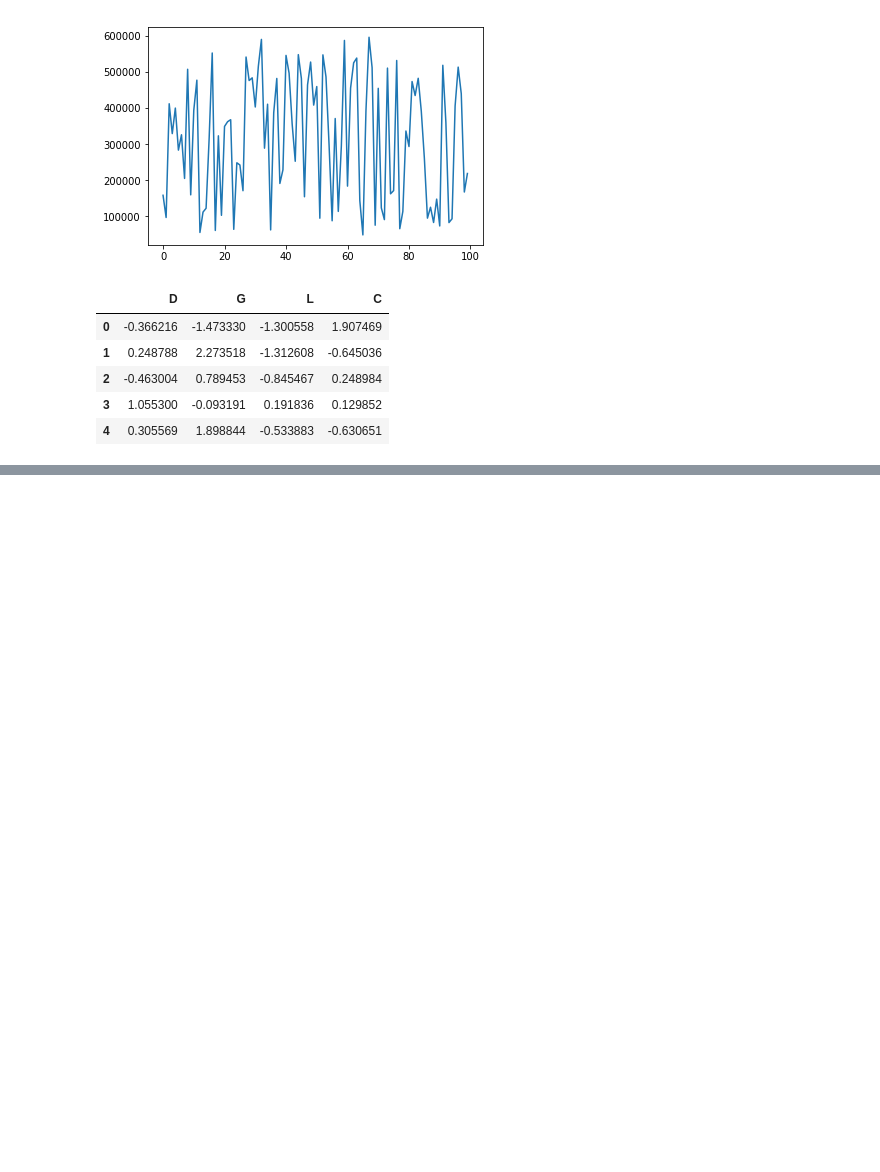
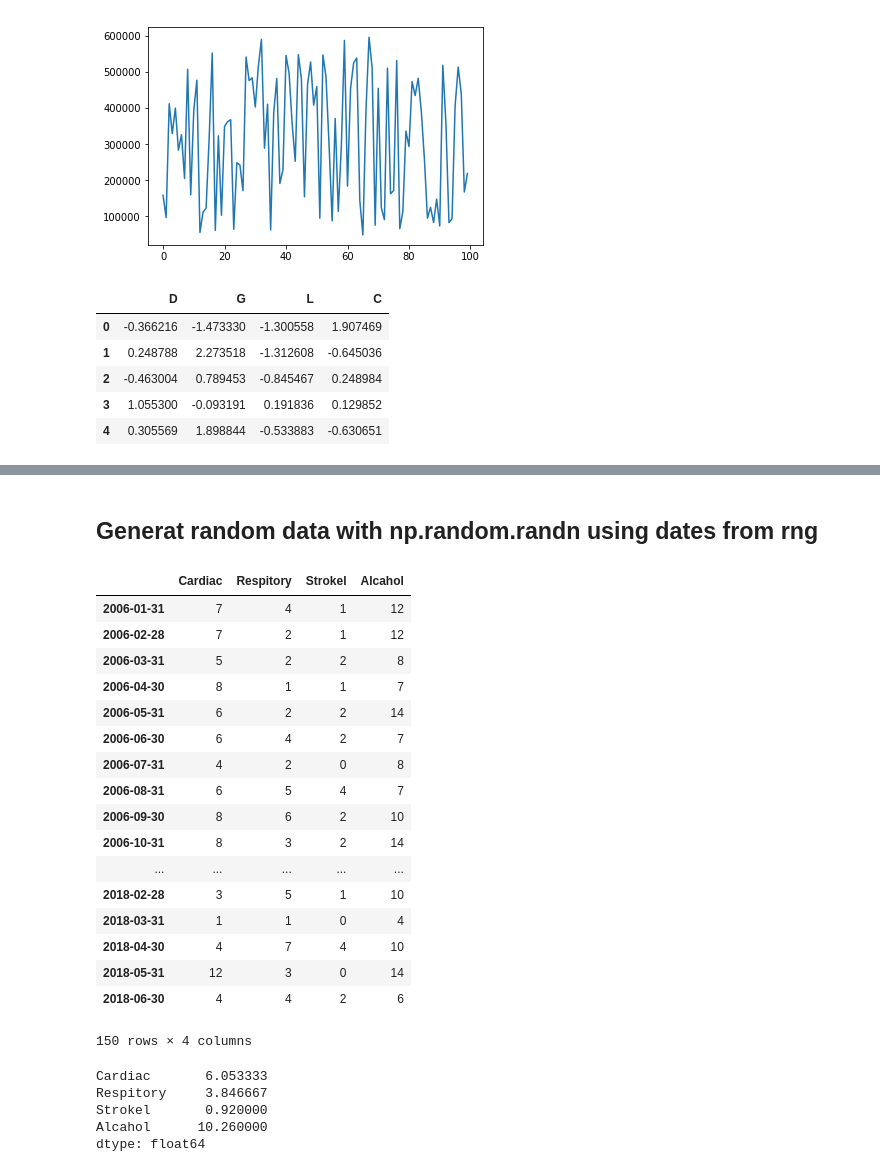
Before and after one commit to eamonnofarrell/Programming_Project, a Jupyter notebook: Prog_Project.ipynb, the cells around one changed output, grey strips where cells are left out. Saved outputs shown, nothing was run; the diff lists cells and outputs as text; code cells hidden in the pictures; blank space fills up the shorter version.

```diff
--- a/Prog_Project.ipynb
+++ b/Prog_Project.ipynb
@@ -75,0 +79,3 @@ df.head()
+# %%
+rng = pd.date_range('1/1/2006', periods = 150, freq = 'M')
+rng
@@ -75,0 +91,35 @@ df.head()
+# %% [markdown]
+## Generat random data with np.random.randn using dates from rng
+# %%
+ts = pd.DataFrame(np.random.poisson(6, len(rng)), index=rng, columns = ["Cardiac"])
+ts["Respitory"] = pd.DataFrame.assign(np.random.poisson(4, len(rng)))
+ts["Strokel"] = pd.DataFrame.assign(np.random.poisson(1, len(rng)))
+ts["Alcahol"] = pd.DataFrame.assign(np.random.poisson(10, len(rng)))
+ts
+# %% [output]
+|  | Cardiac | Respitory | Strokel | Alcahol |
+| 2006-01-31 | 7 | 4 | 1 | 12 |
+| 2006-02-28 | 7 | 2 | 1 | 12 |
+| 2006-03-31 | 5 | 2 | 2 | 8 |
+| 2006-04-30 | 8 | 1 | 1 | 7 |
+| 2006-05-31 | 6 | 2 | 2 | 14 |
+| 2006-06-30 | 6 | 4 | 2 | 7 |
+| 2006-07-31 | 4 | 2 | 0 | 8 |
+| 2006-08-31 | 6 | 5 | 4 | 7 |
+| 2006-09-30 | 8 | 6 | 2 | 10 |
+| 2006-10-31 | 8 | 3 | 2 | 14 |
+| ... | ... | ... | ... | ... |
+| 2018-02-28 | 3 | 5 | 1 | 10 |
+| 2018-03-31 | 1 | 1 | 0 | 4 |
+| 2018-04-30 | 4 | 7 | 4 | 10 |
+| 2018-05-31 | 12 | 3 | 0 | 14 |
+| 2018-06-30 | 4 | 4 | 2 | 6 |
+150 rows × 4 columns
+# %%
+ts.mean()
+# %% [output]
+Cardiac       6.053333
+Respitory     3.846667
+Strokel       0.920000
+Alcahol      10.260000
+dtype: float64
```
Also changed, not shown: parts of 6 cells of this notebook.
